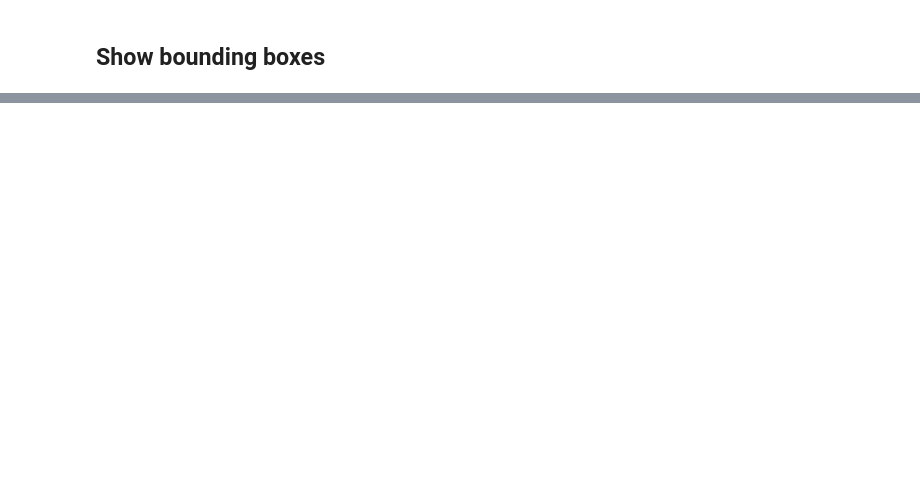
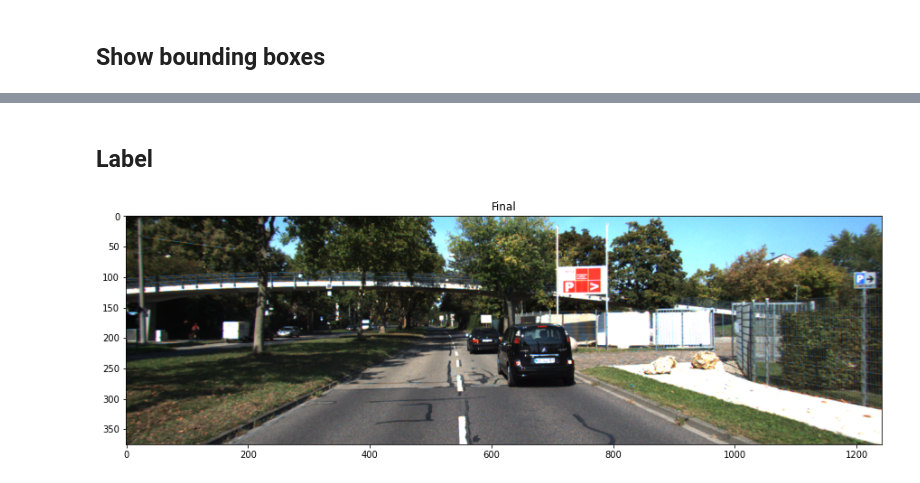
Before and after one commit to chrismartel/ECSE415-Project-G7, a Jupyter notebook: detection/detection.ipynb, the cells around one changed output, grey strips where cells are left out. Drawn from its saved outputs; the diff is of its cells as text; code cells hidden in the pictures; blank space fills up the shorter version.

```diff
--- a/detection/detection.ipynb
+++ b/detection/detection.ipynb
@@ -200,0 +236,31 @@ plt.show()
+# %% [markdown]
+## Label
+# %%
+from scipy.ndimage.measurements import label
+
+
+min_bbox = (50,50)
+
+heatmap_labels = np.zeros((img_h, img_w))
+num_objects = label(threshold_heatmap, output=heatmap_labels)
+
+img_label = img.copy()
+
+for obj in range(1, num_objects + 1):
+  (Y_coords, X_coords) = np.nonzero(heatmap_labels == obj)
+  x_upper, y_upper = min(X_coords), min(Y_coords)
+  x_lower, y_lower = max(X_coords), max(Y_coords)
+
+  # Only draw box if object is larger than min bbox size.
+  if (x_lower - x_upper > min_bbox[0]
+      and y_lower - y_upper > min_bbox[1]):
+    cv2.rectangle(img_label, (x_upper, y_upper), (x_lower, y_lower), (0, 255, 0), 6)
+
+
+# plot final
+plt.figure(figsize = (15, 15))
+plt.title("Final")
+plt.imshow(img_label)
+plt.show()
+# %% [output]
+[figure, added]
```
Also changed, not shown: parts of 7 cells of this notebook.
